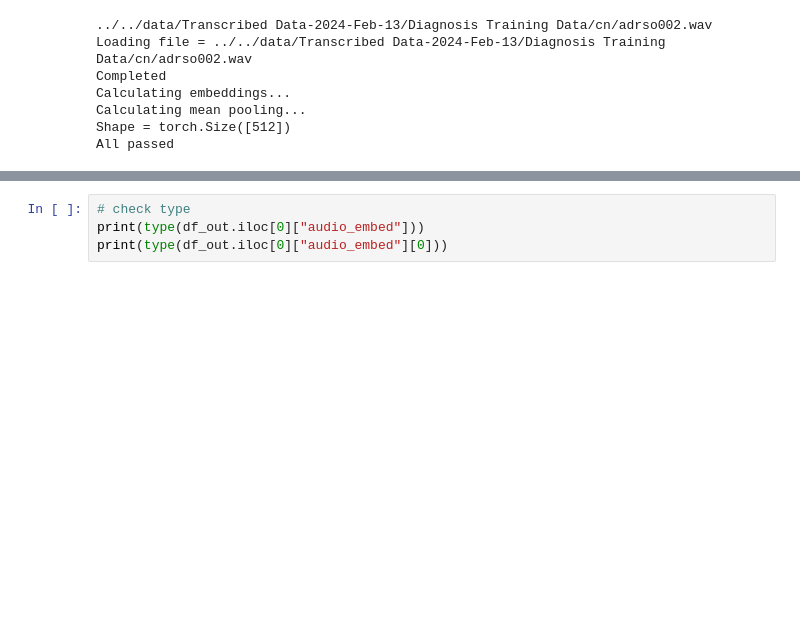
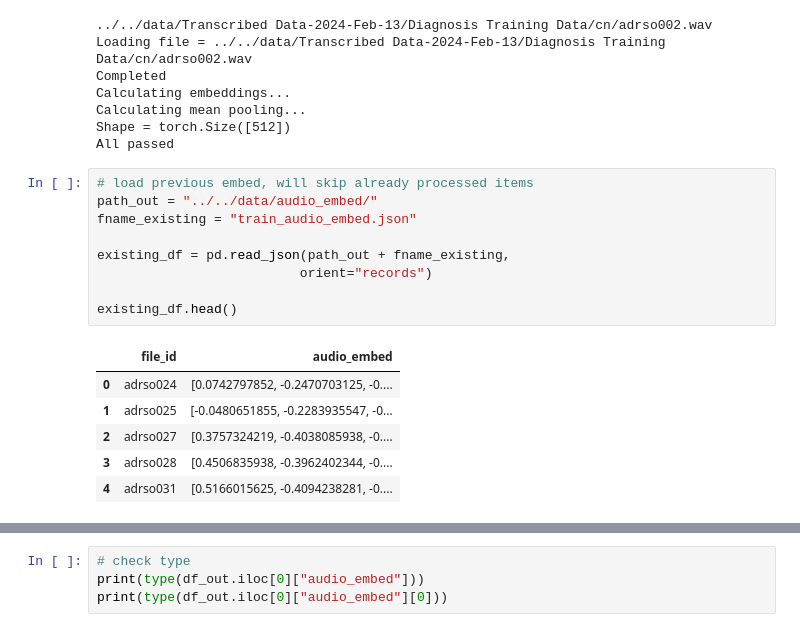
Before and after one commit to M-I-Dx/alzheimers_detection_capstone, a Jupyter notebook: playground/audio2vec/01_audio_embeddings.ipynb, the cells around one changed output, grey strips where cells are left out. Drawn from its saved outputs; the diff is of its cells as text; blank space fills up the shorter version.

```diff
--- a/playground/audio2vec/01_audio_embeddings.ipynb
+++ b/playground/audio2vec/01_audio_embeddings.ipynb
@@ -140,3 +140,19 @@ Calculating embeddings...
 Calculating mean pooling...
 Shape = torch.Size([512])
 All passed
+# %%
+# load previous embed, will skip already processed items
+path_out = "../../data/audio_embed/"
+fname_existing = "train_audio_embed.json"
+
+existing_df = pd.read_json(path_out + fname_existing,
+                          orient="records")
+
+existing_df.head()
+# %% [output]
+|  | file_id | audio_embed |
+| 0 | adrso024 | [0.0742797852, -0.2470703125, -0.... |
+| 1 | adrso025 | [-0.0480651855, -0.2283935547, -0... |
+| 2 | adrso027 | [0.3757324219, -0.4038085938, -0.... |
+| 3 | adrso028 | [0.4506835938, -0.3962402344, -0.... |
+| 4 | adrso031 | [0.5166015625, -0.4094238281, -0.... |
```
Also changed, not shown: parts of 9 cells of this notebook.
